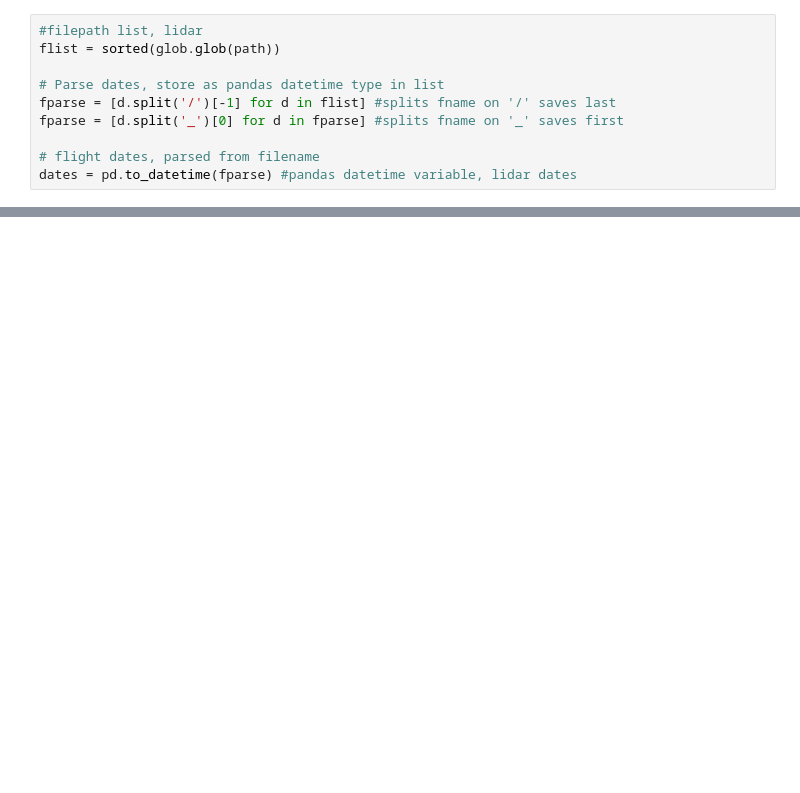
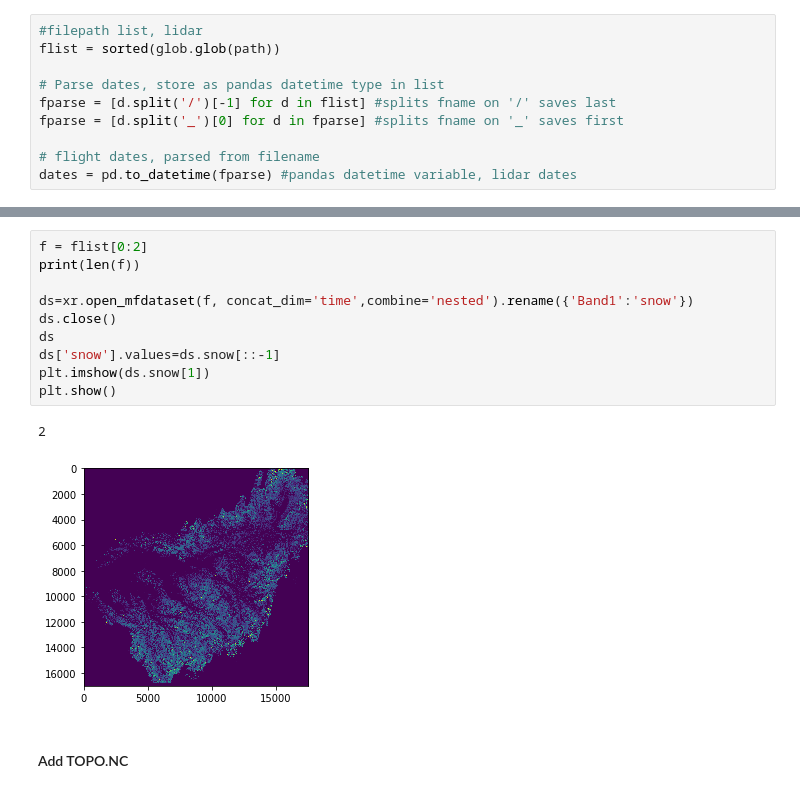
Before and after one commit to meganmason/jlabs, a Jupyter notebook: xarray/tests.ipynb, the cells around one changed output, grey strips where cells are left out. Drawn from its saved outputs; the diff is of its cells as text; blank space fills up the shorter version.

```diff
--- a/xarray/tests.ipynb
+++ b/xarray/tests.ipynb
@@ -47,0 +75,15 @@ plt.show()
+# %%
+f = flist[0:2]
+print(len(f))
+
+ds=xr.open_mfdataset(f, concat_dim='time',combine='nested').rename({'Band1':'snow'})
+ds.close()
+ds
+ds['snow'].values=ds.snow[::-1]
+plt.imshow(ds.snow[1])
+plt.show()
+# %% [output]
+2
+[figure, added]
+# %% [markdown]
+#### Add TOPO.NC
```
Also changed, not shown: parts of 10 cells of this notebook, 3 other files.
